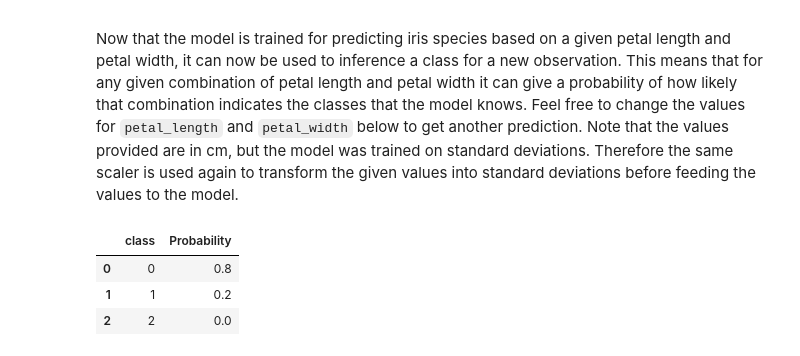
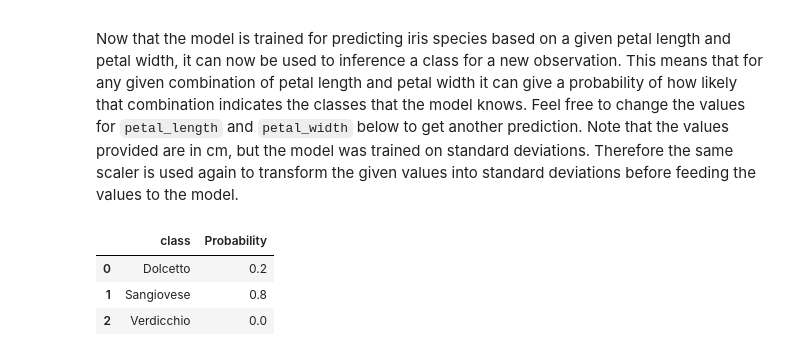
Before and after one commit to DimitarMalamski/wine-categorizer, a Jupyter notebook: wine-categorizer.ipynb, the cells around one changed output. Drawn from its saved outputs; the diff is of its cells as text; code cells hidden in the pictures.

```diff
--- a/wine-categorizer.ipynb
+++ b/wine-categorizer.ipynb
@@ -89,8 +89,8 @@ import matplotlib.pyplot as plt
 # %%
 # Read the data. Know that there are many useful parameter to improve/optimize the way the data is being read
 # into a dataframe. You can define the delimiter or decimal character, to get correct data values.
-winedata_names = ['class','alcohol','malic acid','ash','alcalinity of ash','magnesium','total phenols','flavanoids','nonflavanoid phenols','proanthocyanins','color intersity','hue','OD280/OD315 of diluted wines','proline']
-df = pd.read_csv('wine.data', sep=",", names=winedata_names)
-df.head()
+#winedata_names = ['class','alcohol','malic acid','ash','alcalinity of ash','magnesium','total phenols','flavanoids','nonflavanoid phenols','proanthocyanins','color intersity','hue','OD280/OD315 of diluted wines','proline']
+df = pd.read_csv("wine.csv", sep=',')
+df.sample(10)
 # %% [output]
 |  | class | alcohol | malic acid | ash | alcalinity of ash | magnesium | total phenols | flavanoids | ... |
@@ -324,17 +322,17 @@ Now that the model is trained for predicting iris species based on a given petal
 # %%
 flavanoids = 3.06
 diluted_wines = 3.92
 
 X_inference = pd.DataFrame([{"flavanoids": flavanoids, "OD280/OD315 of diluted wines": diluted_wines}])
 X_inference = scaler.transform(X_inference)
 
 prediction = model.predict_proba(X_inference)
 result = pd.DataFrame()
-result["class"] = df["class"].unique()
+result["class"] = encoder.classes_
 result["Probability"] = prediction[0]
 result
 # %% [output]
 |  | class | Probability |
-| 0 | 0 | 0.8 |
-| 1 | 1 | 0.2 |
-| 2 | 2 | 0.0 |
+| 0 | Dolcetto | 0.2 |
+| 1 | Sangiovese | 0.8 |
+| 2 | Verdicchio | 0.0 |
```
Also changed, not shown: parts of 13 cells of this notebook.
